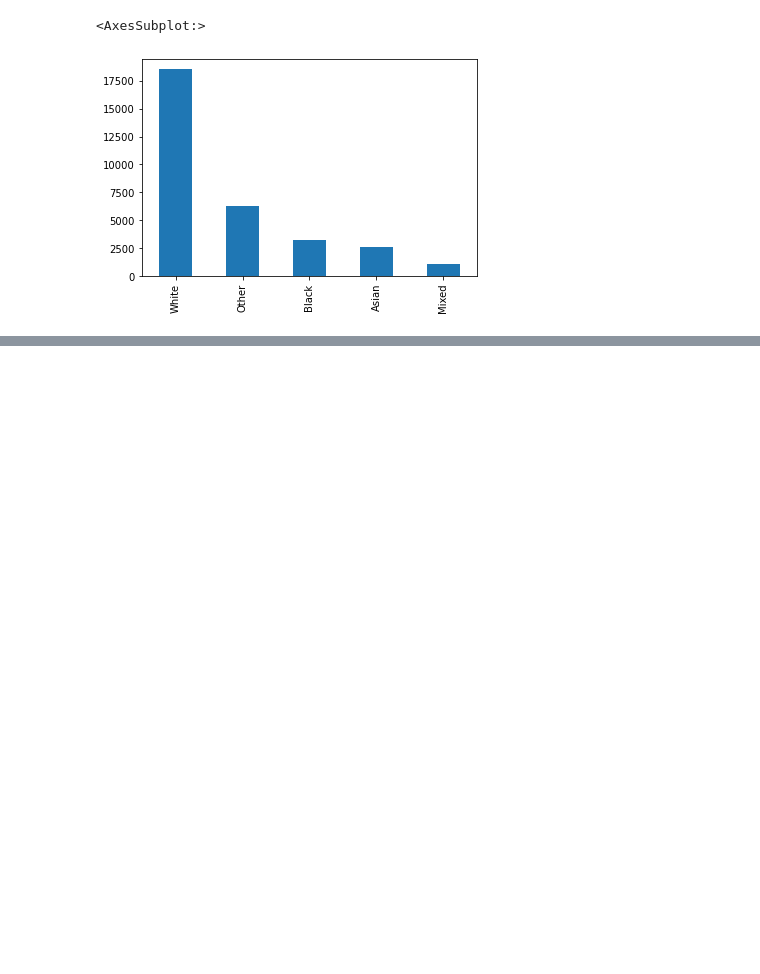
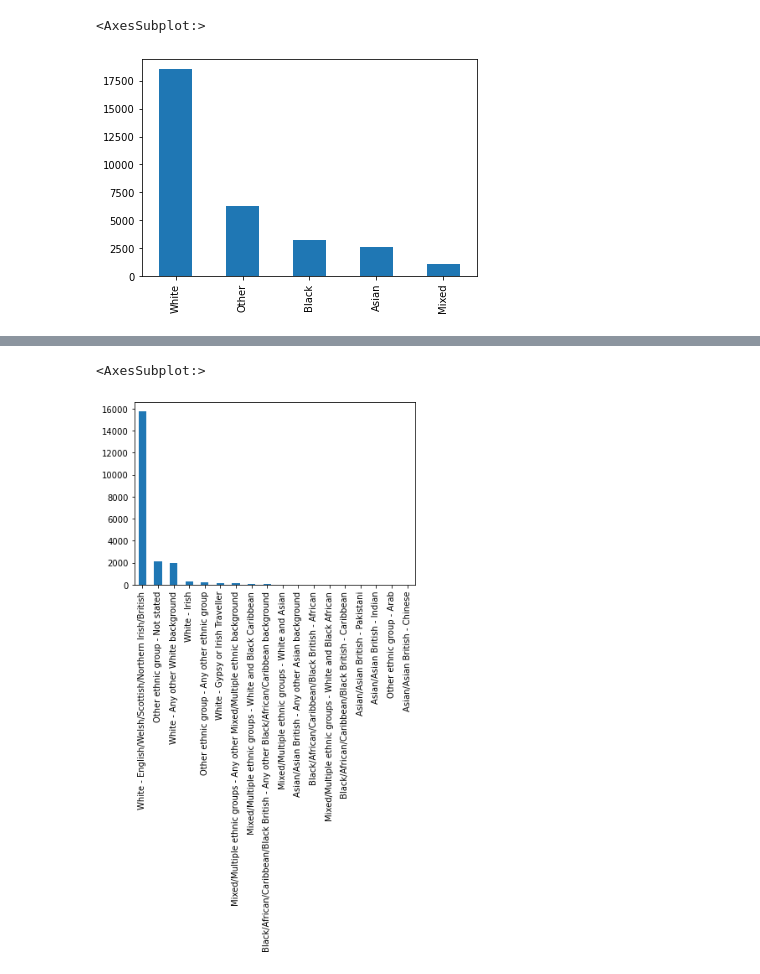
Before and after one commit to Coletterbox/A-Dashboard-Google-Sheets-, a Jupyter notebook: Stop and Search Data.ipynb, the cells around one changed output, grey strips where cells are left out. Drawn from its saved outputs; the diff is of its cells as text; code cells hidden in the pictures; blank space fills up the shorter version.

Commit message:
Add data on self-reported ethnicity of people categorised as 'white' or 'other' by officers

```diff
--- a/Stop and Search Data.ipynb
+++ b/Stop and Search Data.ipynb
@@ -120,3 +136,8 @@ df0['Ethnicity_Of_Person_Stopped'].value_counts().plot.bar(x = 'Ethnicity_Of_Per
 # Is the ethnicity of the person stopped given by the person, or observed by the officer? And if it's the former, does the officer have a chance to change/redact it (e.g. to hide profiling)?
 
 # Having re-read the documentation, this question was already answered.
+# %%
+columns = ['officer_defined_ethnicity', 'self_defined_ethnicity']
+df2 = pd.DataFrame(df, columns = columns)
+df2.columns = ['Officer_Defined_Ethnicity', 'Self_Defined_Ethnicity']
+df2.head(30)
@@ -122,0 +162,4 @@ df0['Ethnicity_Of_Person_Stopped'].value_counts().plot.bar(x = 'Ethnicity_Of_Per
+# %%
+# People categorised as white by officers
+df3 = df2.loc[df2['Officer_Defined_Ethnicity'] == 'White']
+df3.head(10)
@@ -122,0 +178,5 @@ df0['Ethnicity_Of_Person_Stopped'].value_counts().plot.bar(x = 'Ethnicity_Of_Per
+# %%
+df3['Self_Defined_Ethnicity'].value_counts().plot.bar(x = 'Self_Defined_Ethnicity')
+# %% [output]
+<AxesSubplot:>
+[figure, added]
```
Also changed, not shown: parts of 9 cells of this notebook.
